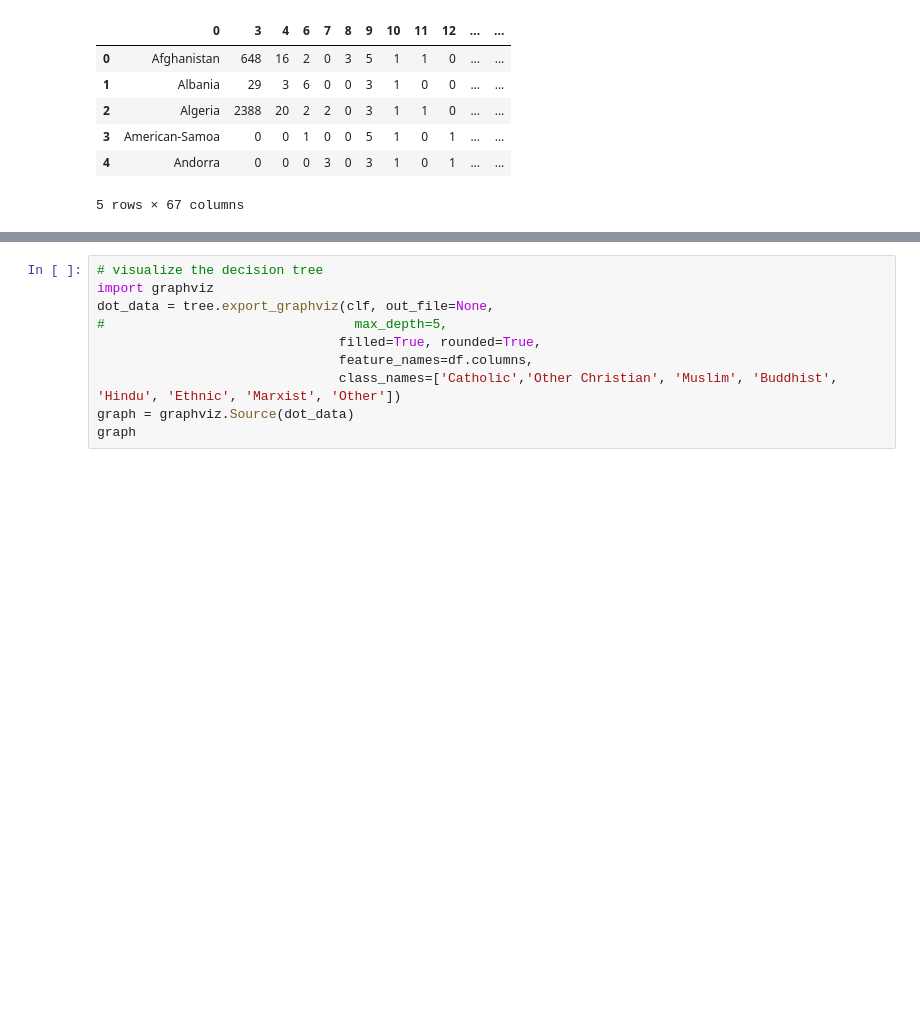
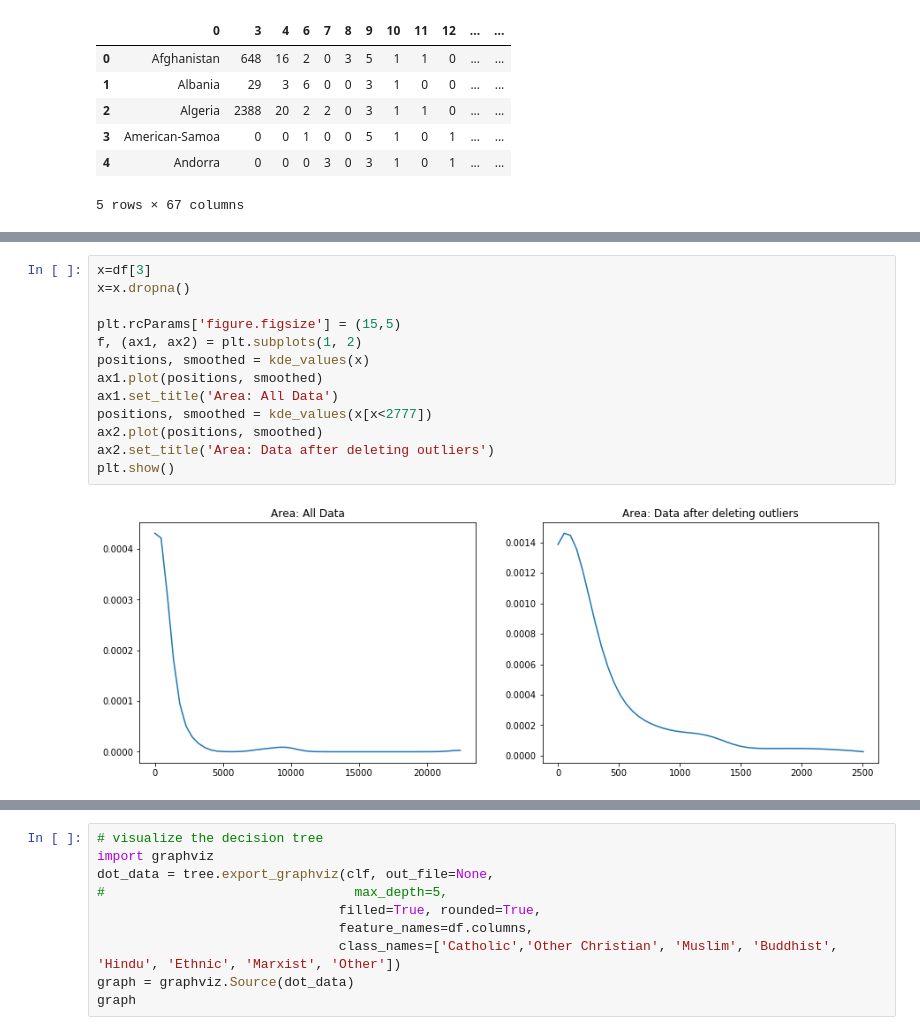
Before and after one commit to BorpoTingis/Flags300, a Jupyter notebook: newAndPresentable.ipynb, the cells around one changed output, grey strips where cells are left out. Drawn from its saved outputs; the diff is of its cells as text; blank space fills up the shorter version.

```diff
--- a/newAndPresentable.ipynb
+++ b/newAndPresentable.ipynb
@@ -50,0 +73,15 @@ df.head()
+# %%
+x=df[3]
+x=x.dropna()
+
+plt.rcParams['figure.figsize'] = (15,5)
+f, (ax1, ax2) = plt.subplots(1, 2)
+positions, smoothed = kde_values(x)
+ax1.plot(positions, smoothed)
+ax1.set_title('Area: All Data')
+positions, smoothed = kde_values(x[x<2777])
+ax2.plot(positions, smoothed)
+ax2.set_title('Area: Data after deleting outliers')
+plt.show()
+# %% [output]
+[figure, added]
```
Also changed, not shown: parts of 19 cells of this notebook.
